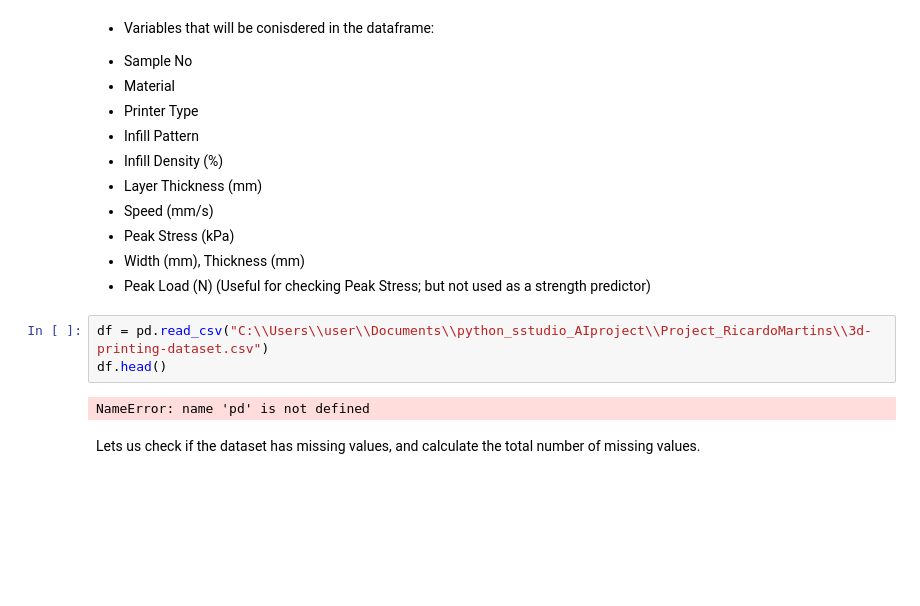
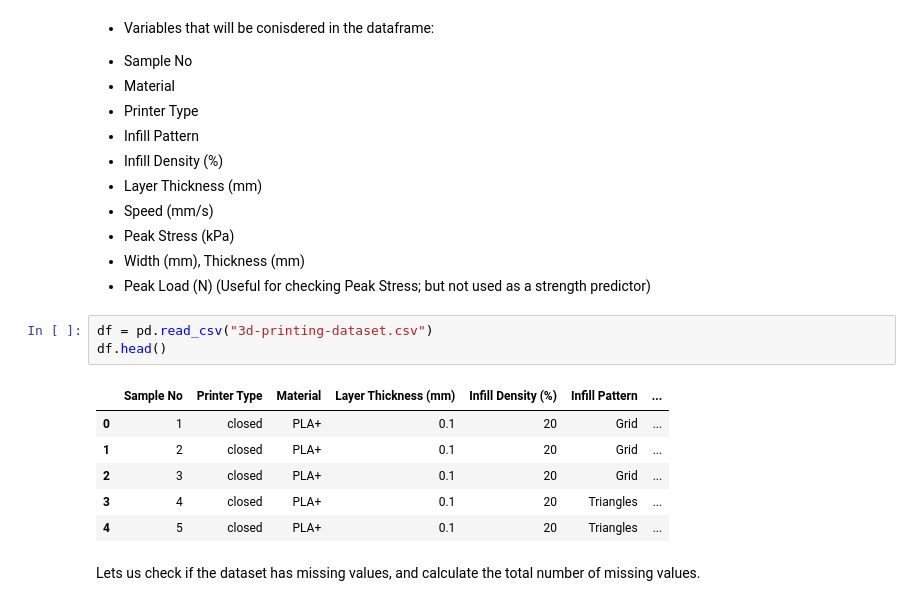
Before and after one commit to ricardo121998/Ricardo_Martins_AI_project_v1, a Jupyter notebook: RicardoMartins_Project_AI.ipynb, the cells around one changed output. Cells and saved outputs as stored; diff of their text form; blank space fills up the shorter version.

```diff
--- a/RicardoMartins_Project_AI.ipynb
+++ b/RicardoMartins_Project_AI.ipynb
@@ -43,10 +43,15 @@ import matplotlib.pyplot as plt
 - Width (mm), Thickness (mm)
 - Peak Load (N) (Useful for checking Peak Stress; but not used as a strength predictor)
 # %%
-df = pd.read_csv("C:\\Users\\user\\Documents\\python_sstudio_AIproject\\Project_RicardoMartins\\3d-printing-dataset.csv")
+df = pd.read_csv("3d-printing-dataset.csv")
 df.head()
 # %% [output]
-NameError: name 'pd' is not defined
+|  | Sample No | Printer Type | Material | Layer Thickness (mm) | Infill Density (%) | Infill Pattern | ... |
+| 0 | 1 | closed | PLA+ | 0.1 | 20 | Grid | ... |
+| 1 | 2 | closed | PLA+ | 0.1 | 20 | Grid | ... |
+| 2 | 3 | closed | PLA+ | 0.1 | 20 | Grid | ... |
+| 3 | 4 | closed | PLA+ | 0.1 | 20 | Triangles | ... |
+| 4 | 5 | closed | PLA+ | 0.1 | 20 | Triangles | ... |
 # %% [markdown]
 Lets us check if the dataset has missing values, and calculate the total number of missing values.
 # %%
```
Also changed, not shown: parts of 1 cell of this notebook.
